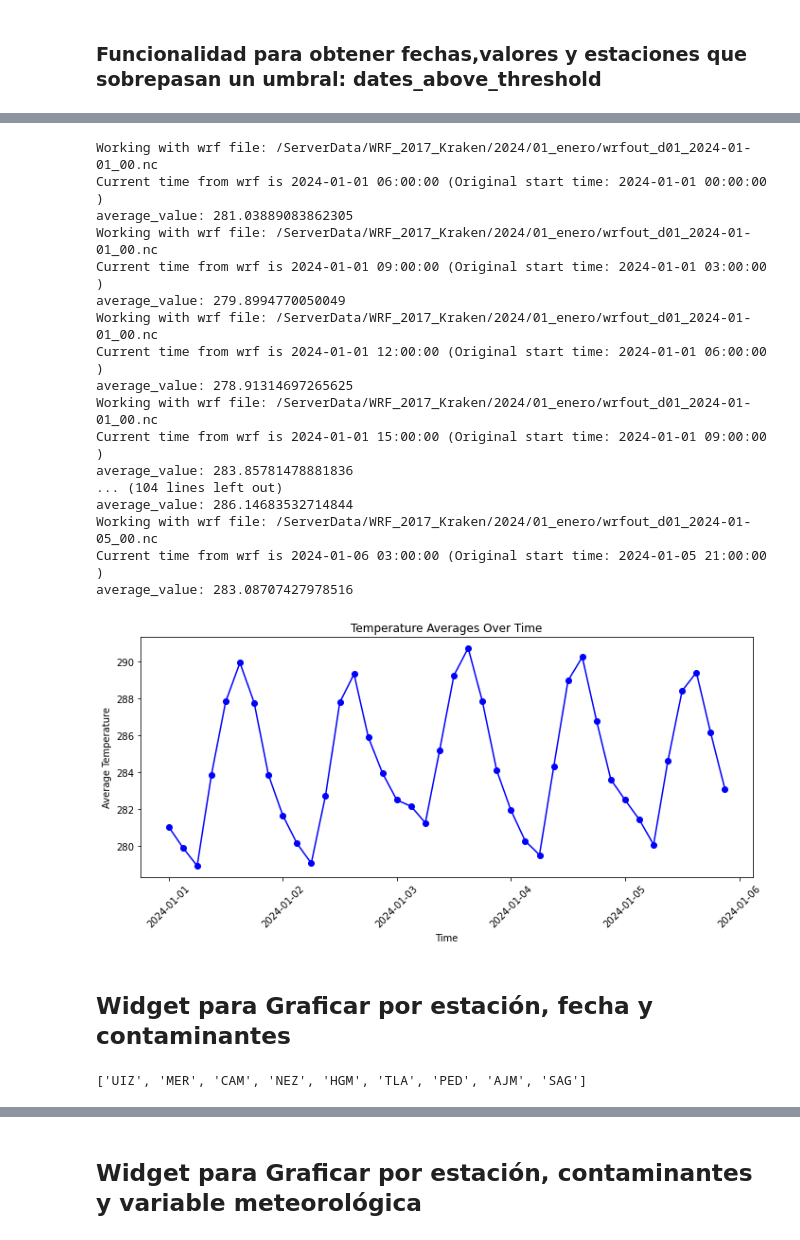
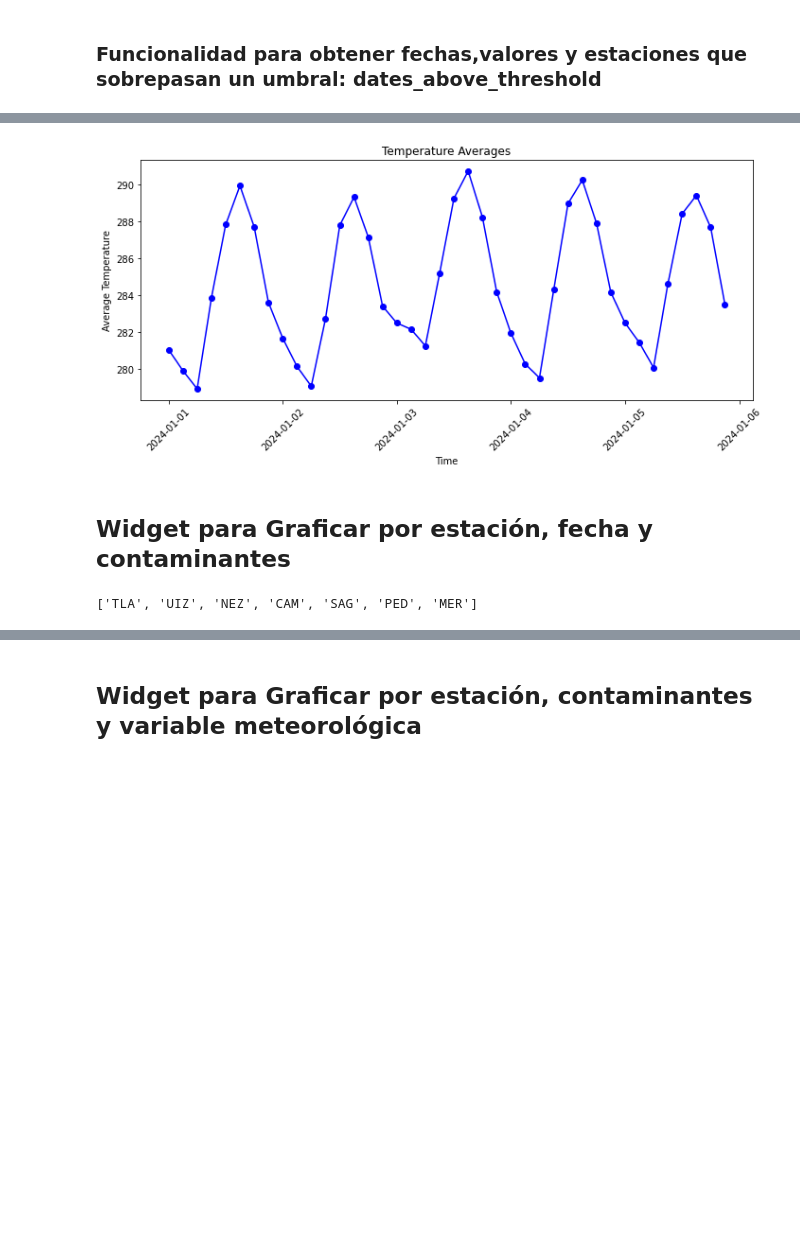
Before and after one commit to olmozavala/air_pollution_forecast, a Jupyter notebook: data_exploration/Notebook to test functions.ipynb, the cells around one changed output, grey strips where cells are left out. Saved outputs shown, nothing was run; the diff lists cells and outputs as text; code cells hidden in the pictures; blank space fills up the shorter version.

Commit message:
data_gen ,img_gen and nb to test functions

```diff
--- a/data_exploration/Notebook to test functions.ipynb
+++ b/data_exploration/Notebook to test functions.ipynb
@@ -110,52 +127,35 @@ from datetime import datetime, timedelta
 
 start_date = datetime.strptime("2024-01-01 00:00", "%Y-%m-%d %H:%M")
 field = 'T2'  # Meteorological field
 hours = 1     # Number of hours to average over
 times = []
 averages = []
 
 # Calculate end date (5 days later)
 end_date = start_date + timedelta(days=5)
 
 # Current date starts at the start and proceeds in 3-hour intervals
 current_date = start_date
 
 while current_date < end_date:
     formatted_date = current_date.strftime("%Y-%m-%d %H:%M")
     average_value = average_meteo(formatted_date, hours, field)
     if average_value is not None:
         times.append(current_date)
         averages.append(average_value)
     current_date += timedelta(hours=3)
 
 # Plotting the results
 plt.figure(figsize=(10, 5))
 plt.plot(times, averages, marker='o', linestyle='-', color='b')
-plt.title('Temperature Averages Over Time')
+plt.title('Temperature Averages')
 plt.xlabel('Time')
 plt.ylabel('Average Temperature')
 plt.xticks(rotation=45)
 plt.tight_layout()
 plt.show()
 # %% [output]
-Working with wrf file: /ServerData/WRF_2017_Kraken/2024/01_enero/wrfout_d01_2024-01-01_00.nc
-Current time from wrf is 2024-01-01 06:00:00 (Original start time: 2024-01-01 00:00:00 )
-average_value: 281.03889083862305
-Working with wrf file: /ServerData/WRF_2017_Kraken/2024/01_enero/wrfout_d01_2024-01-01_00.nc
-Current time from wrf is 2024-01-01 09:00:00 (Original start time: 2024-01-01 03:00:00 )
-average_value: 279.8994770050049
-Working with wrf file: /ServerData/WRF_2017_Kraken/2024/01_enero/wrfout_d01_2024-01-01_00.nc
-Current time from wrf is 2024-01-01 12:00:00 (Original start time: 2024-01-01 06:00:00 )
-average_value: 278.91314697265625
-Working with wrf file: /ServerData/WRF_2017_Kraken/2024/01_enero/wrfout_d01_2024-01-01_00.nc
-Current time from wrf is 2024-01-01 15:00:00 (Original start time: 2024-01-01 09:00:00 )
-average_value: 283.85781478881836
-... (104 lines left out)
-average_value: 286.14683532714844
-Working with wrf file: /ServerData/WRF_2017_Kraken/2024/01_enero/wrfout_d01_2024-01-05_00.nc
-Current time from wrf is 2024-01-06 03:00:00 (Original start time: 2024-01-05 21:00:00 )
-average_value: 283.08707427978516
-[figure, old version]
+[figure, new version]
 # %% [markdown]
 ## Widget para Graficar por estación, fecha y contaminantes
 # %%
@@ -164,10 +164,11 @@ all_stations = ["UIZ","AJU" ,"ATI" ,"CUA" ,"SFE" ,"SAG" ,"CUT" ,"PED" ,"TAH" ,"G
                 "MGH" ,"CAM" ,"FAC" ,"TLA" ,"MER" ,"XAL" ,"LLA" ,"TLI" ,"UAX" ,"BJU" ,"MPA" ,
                 "MON" ,"NEZ" ,"INN" ,"AJM" ,"VIF"]
 
-union_keys = ['GAM', 'BJU','MPA','AJU', 'SFE', 'CCA', 'LPR', 'MGH', 'XAL', 'LLA', 'UAX', 'MON', 'INN', 'VIF', 'ATI', 'CUA', 'CUT', 'TAH', 'IZT', 'FAC', 'TLI']
+union_keys = ['AJM', 'HGM','GAM', 'BJU','MPA','AJU', 'SFE', 'CCA', 'LPR', 'MGH', 'XAL', 'LLA', 'UAX', 'MON', 'INN', 'VIF', 'ATI', 'CUA', 'CUT', 'TAH', 'IZT', 'FAC', 'TLI']
 
 ok_stations = list(set(all_stations) - set(union_keys))
 
 print(ok_stations)
+# otres, pmdiez, pmdoscinco, nox
 # %% [output]
-['UIZ', 'MER', 'CAM', 'NEZ', 'HGM', 'TLA', 'PED', 'AJM', 'SAG']
+['TLA', 'UIZ', 'NEZ', 'CAM', 'SAG', 'PED', 'MER']
```
Also changed, not shown: parts of 13 cells of this notebook, 2 other files.
